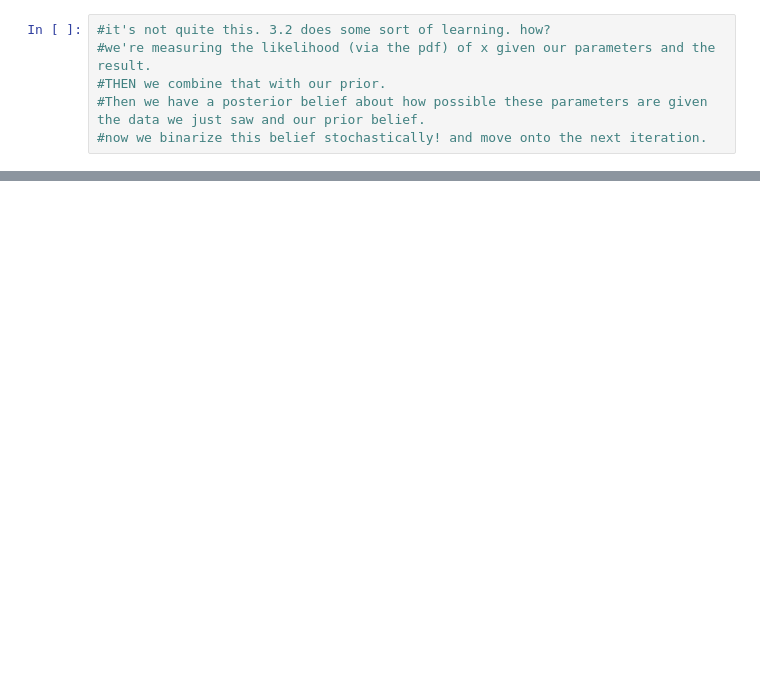
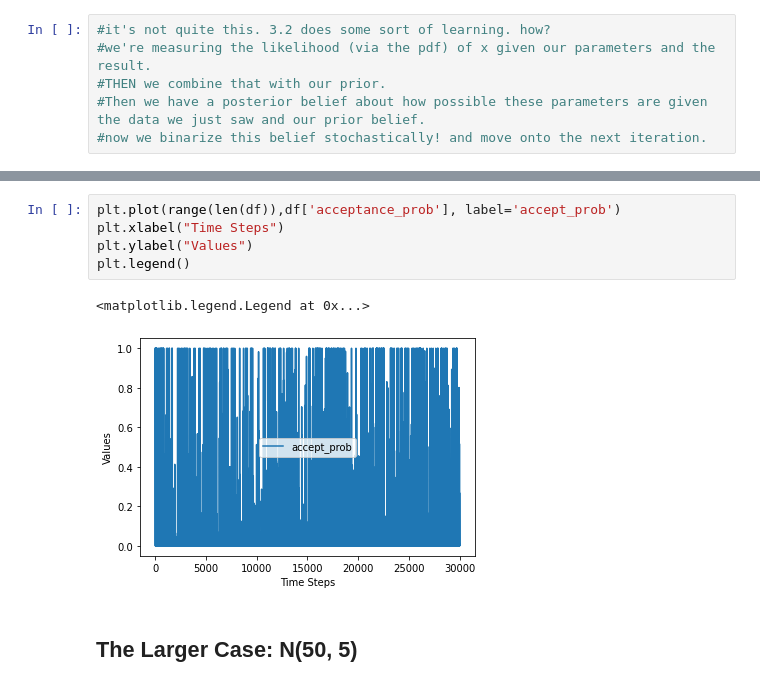
Before and after one commit to SeanSteinle/stat778-final, a Jupyter notebook: explore.ipynb, the cells around one changed output, grey strips where cells are left out. Saved outputs shown, nothing was run; the diff lists cells and outputs as text; blank space fills up the shorter version.

```diff
--- a/explore.ipynb
+++ b/explore.ipynb
@@ -105,0 +167,10 @@ Great! Basic example of MH working. Now need to implement the Bayesian formulati
+# %%
+plt.plot(range(len(df)),df['acceptance_prob'], label='accept_prob')
+plt.xlabel("Time Steps")
+plt.ylabel("Values")
+plt.legend()
+# %% [output]
+<matplotlib.legend.Legend at 0x...>
+[figure, added]
+# %% [markdown]
+## The Larger Case: N(50, 5)
```
Also changed, not shown: parts of 31 cells of this notebook, 1 other file.
